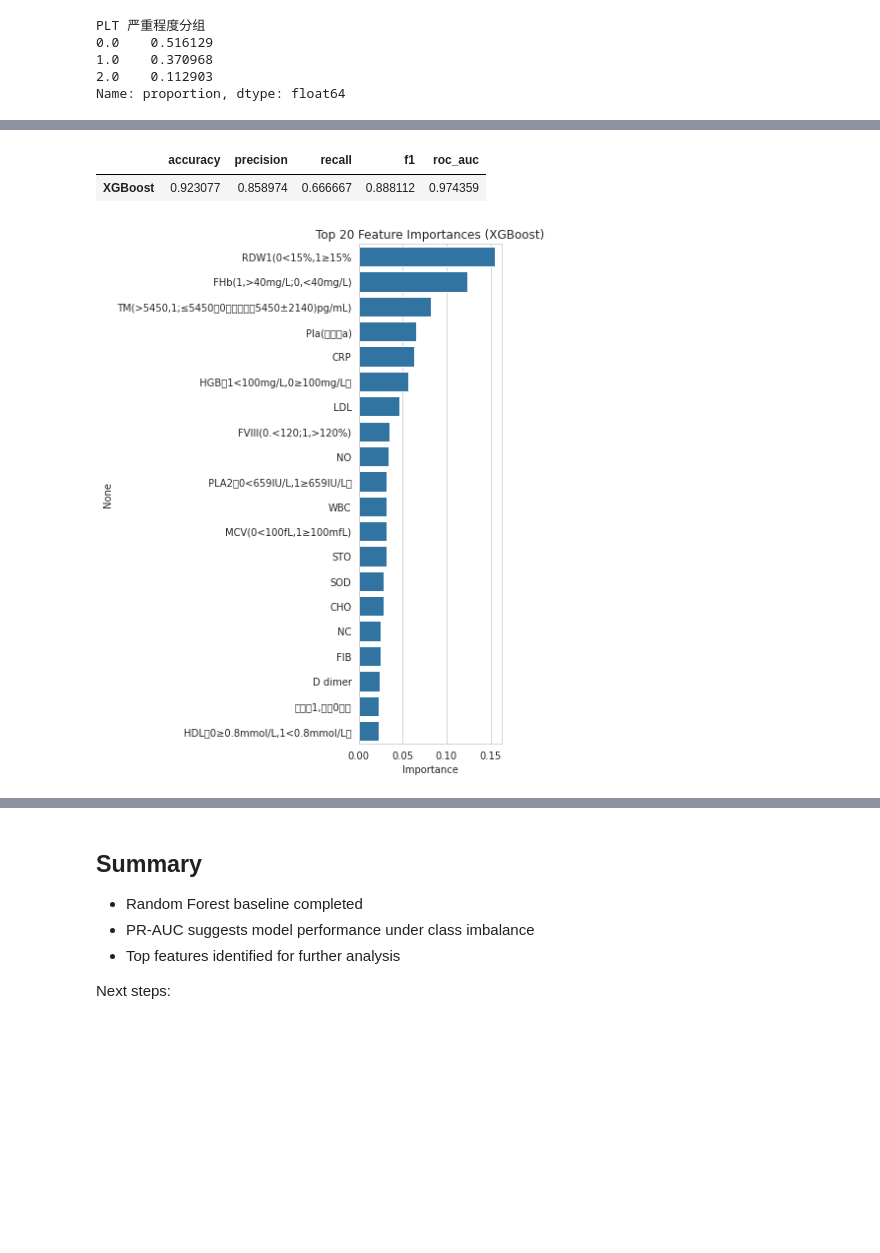
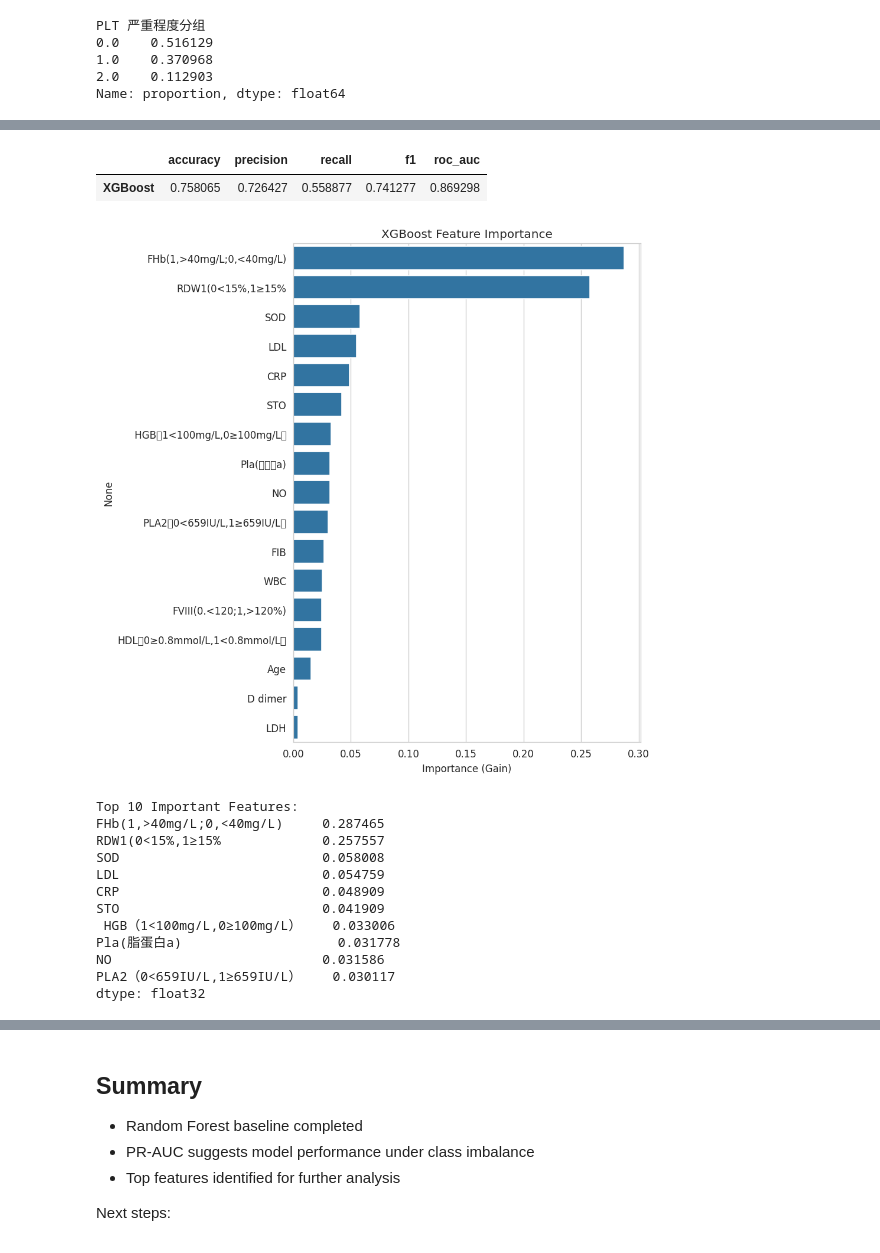
Before and after one commit to enoch321/PLT_Prediction, a Jupyter notebook: notebooks/XGB_2.ipynb, the cells around one changed output, grey strips where cells are left out. Saved outputs shown, nothing was run; the diff lists cells and outputs as text; code cells hidden in the pictures; blank space fills up the shorter version.

```diff
--- a/notebooks/XGB_2.ipynb
+++ b/notebooks/XGB_2.ipynb
@@ -180,7 +177,7 @@ grid_search = GridSearchCV(
     estimator=xgb_pipe,
     param_grid=param_grid_xgb,
     cv=cv_5fold,
-    scoring='f1',
+    scoring='f1_macro',
     n_jobs=1
 )
 grid_search.fit(X, y)
@@ -211,12 +246,12 @@ y_preds_loo = np.argmax(y_probas_loo, axis=1)
 # %%
 # 多分类指标计算
 metrics = {
-    "accuracy": accuracy_score(y_test, y_pred),
-    "precision": precision_score(y_test, y_pred, average='weighted'), # 必须加 average
-    "recall": recall_score(y_test, y_pred, average='macro'),       # 必须加 average
-    "f1": f1_score(y_test, y_pred, average='weighted'),               # 必须加 average
+    "accuracy": accuracy_score(y, y_preds_loo),
+    "precision": precision_score(y, y_preds_loo, average='weighted'), # 必须加 average
+    "recall": recall_score(y, y_preds_loo, average='macro'),       # 必须加 average
+    "f1": f1_score(y, y_preds_loo, average='weighted'),               # 必须加 average
     # ROC_AUC 需要概率矩阵，且指定多分类策略
-    "roc_auc": roc_auc_score(y_test, y_prob, multi_class='ovr', average='weighted'),
+    "roc_auc": roc_auc_score(y, y_probas_loo, multi_class='ovr', average='weighted'),
     # PR_AUC 在多分类中通常不直接支持，需要二值化标签或移除，这里建议暂时移除或仅看 F1
 }
 
@@ -224,7 +259,7 @@ metrics_df = pd.DataFrame(metrics, index=["XGBoost"])
 metrics_df
 # %% [output]
 |  | accuracy | precision | recall | f1 | roc_auc |
-| XGBoost | 0.923077 | 0.858974 | 0.666667 | 0.888112 | 0.974359 |
+| XGBoost | 0.758065 | 0.726427 | 0.558877 | 0.741277 | 0.869298 |
 # %%
 # fpr, tpr, _ = roc_curve(y_test, y_prob)
 
@@ -247,22 +282,48 @@ metrics_df
 # plt.legend()
 # plt.show()
 # %%
+# XGBoost 是树模型，没有 coef_，要用 feature_importances_
+# 从 Pipeline 中提取 XGBoost 模型步骤
+xgb_step = model.named_steps['xgb']
+
+# 获取特征重要性
+importances = xgb_step.feature_importances_
+feature_names = X.columns # 因为没有用 SelectKBest，所以直接用 X.columns
+
 feat_imp = pd.Series(
-    model.feature_importances_,
-    index=X.columns
+    importances,
+    index=feature_names
 ).sort_values(ascending=False)
 
-plt.figure(figsize=(6, 8))
-sns.barplot(x=feat_imp.head(20), y=feat_imp.head(20).index)
-plt.title("Top 20 Feature Importances (XGBoost)")
-plt.xlabel("Importance")
+# 绘图
+plt.figure(figsize=(8, 8))
+# 只画出有重要性的特征 (值 > 0)
+top_features = feat_imp[feat_imp > 0].head(20)
+if len(top_features) == 0:
+    top_features = feat_imp.head(10) # 防止所有都为0的情况
+
+sns.barplot(x=top_features.values, y=top_features.index)
+plt.title("XGBoost Feature Importance")
+plt.xlabel("Importance (Gain)")
 plt.tight_layout()
 plt.show()
 
 print("\nTop 10 Important Features:")
 print(feat_imp.head(10))
 # %% [output]
-[figure, old version]
+[figure, new version]
+Top 10 Important Features:
+FHb(1,>40mg/L;0,<40mg/L)     0.287465
+RDW1(0<15%,1≥15%             0.257557
+SOD                          0.058008
+LDL                          0.054759
+CRP                          0.048909
+STO                          0.041909
+ HGB（1<100mg/L,0≥100mg/L）    0.033006
+Pla(脂蛋白a)                    0.031778
+NO                           0.031586
+PLA2（0<659IU/L,1≥659IU/L）    0.030117
+dtype: float32
 # %%
 metrics_df.to_csv("../outputs/xgb_metrics_02.csv")
 feat_imp.to_csv("../outputs/xgb_feature_importance_02.csv")
```
Also changed, not shown: parts of 4 cells of this notebook, 11 other files.
